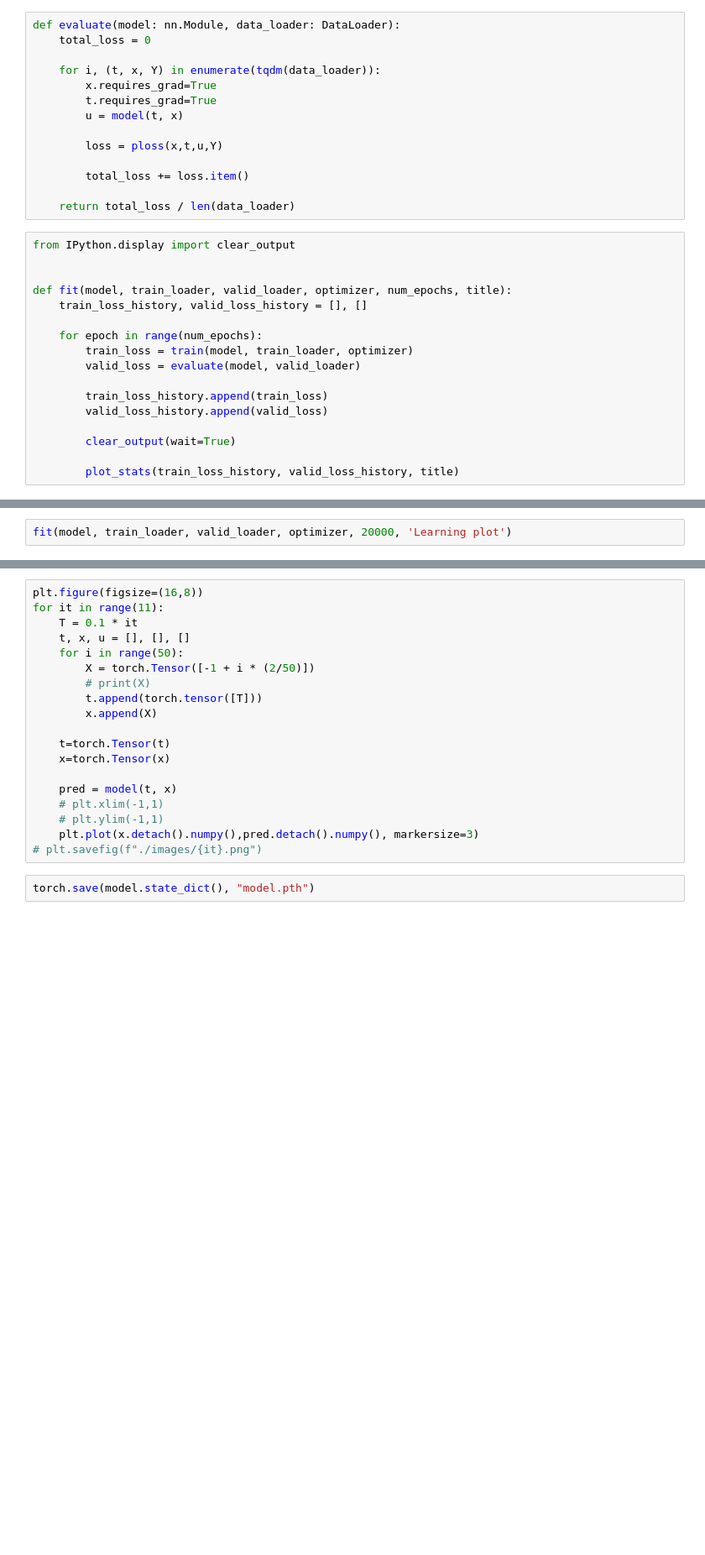
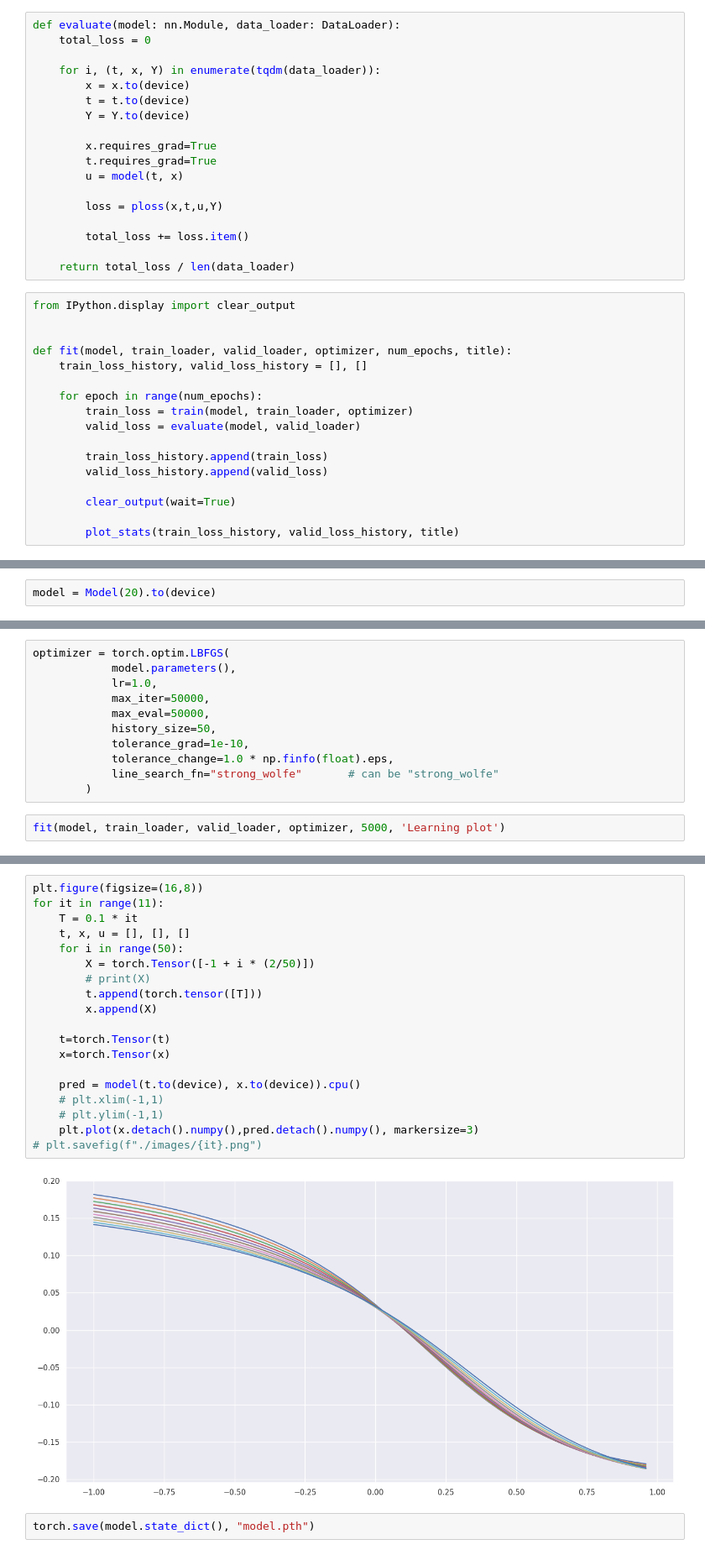
Before and after one commit to isnikitin1/SiriusPINN, a Jupyter notebook: burgers_equation_shamil.ipynb, the cells around one changed output, grey strips where cells are left out. Shown: that part at 84% size. Cells and saved outputs as stored; diff of their text form; blank space fills up the shorter version.

```diff
--- a/burgers_equation_shamil.ipynb
+++ b/burgers_equation_shamil.ipynb
@@ -174,6 +235,10 @@ def evaluate(model: nn.Module, data_loader: DataLoader):
     total_loss = 0
 
     for i, (t, x, Y) in enumerate(tqdm(data_loader)):
+        x = x.to(device)
+        t = t.to(device)
+        Y = Y.to(device)
+
         x.requires_grad=True
         t.requires_grad=True
         u = model(t, x)
@@ -206,0 +280,2 @@ optimizer = optim.SGD(model.parameters(), lr = 0.005)
+# %%
+model = Model(20).to(device)
@@ -207,2 +284,13 @@ optimizer = optim.SGD(model.parameters(), lr = 0.005)
+# %%
+optimizer = torch.optim.LBFGS(
+            model.parameters(),
+            lr=1.0,
+            max_iter=50000,
+            max_eval=50000,
+            history_size=50,
+            tolerance_grad=1e-10,
+            tolerance_change=1.0 * np.finfo(float).eps,
+            line_search_fn="strong_wolfe"       # can be "strong_wolfe"
+        )
 # %%
-fit(model, train_loader, valid_loader, optimizer, 20000, 'Learning plot')
+fit(model, train_loader, valid_loader, optimizer, 5000, 'Learning plot')
@@ -209,22 +301,24 @@ fit(model, train_loader, valid_loader, optimizer, 20000, 'Learning plot')
 # %%
 plt.figure(figsize=(16,8))
 for it in range(11):
     T = 0.1 * it
     t, x, u = [], [], []
     for i in range(50):
         X = torch.Tensor([-1 + i * (2/50)])
         # print(X)
         t.append(torch.tensor([T]))
         x.append(X)
 
     t=torch.Tensor(t)
     x=torch.Tensor(x)
 
-    pred = model(t, x)
+    pred = model(t.to(device), x.to(device)).cpu()
     # plt.xlim(-1,1)
     # plt.ylim(-1,1)
     plt.plot(x.detach().numpy(),pred.detach().numpy(), markersize=3)
 # plt.savefig(f"./images/{it}.png")
+# %% [output]
+[figure, added]
 # %%
 torch.save(model.state_dict(), "model.pth")
 # %%
```
Also changed, not shown: parts of 12 cells of this notebook.
